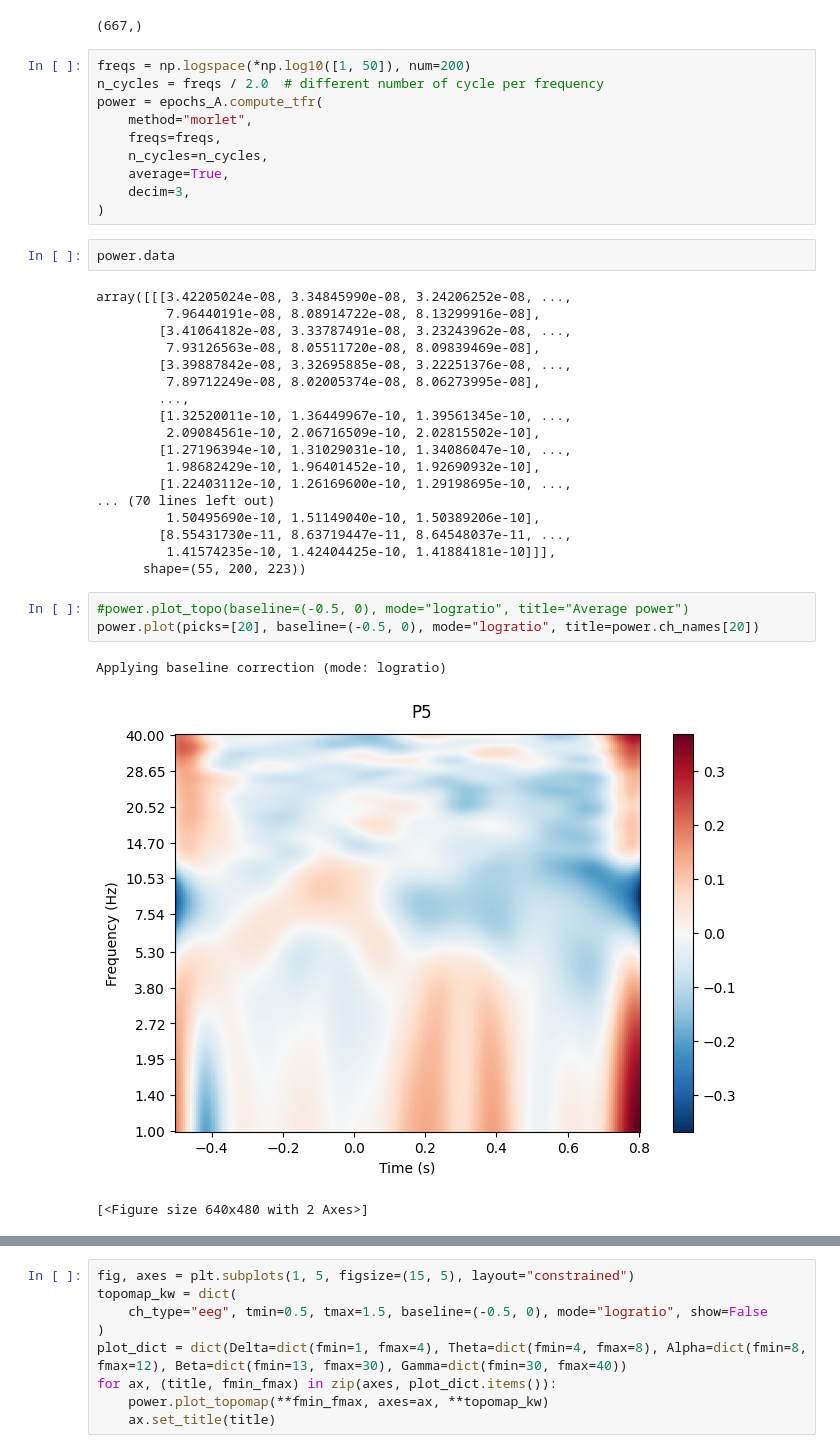
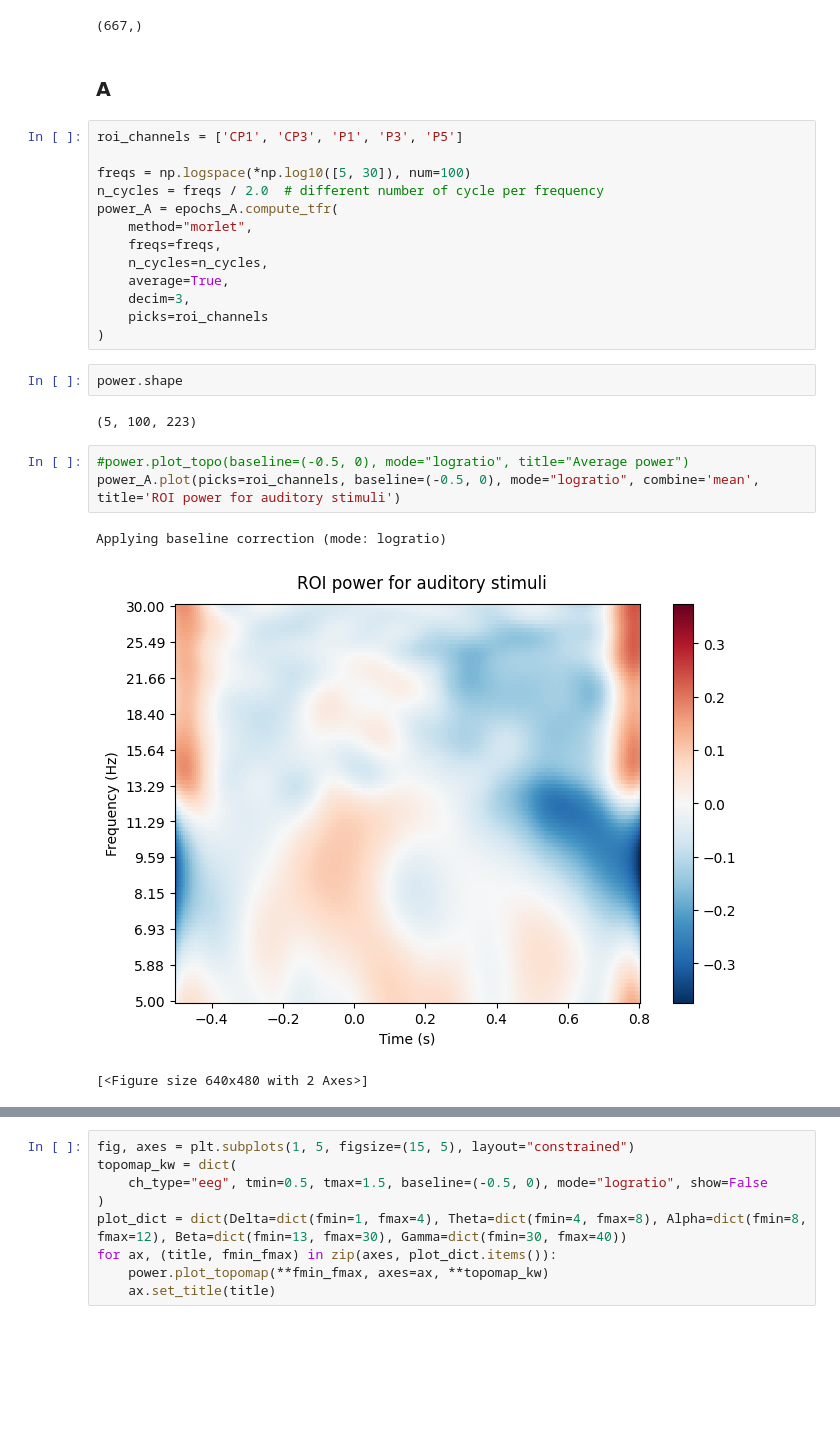
Before and after one commit to PigTzu/Lin_project, a Jupyter notebook: time-frequency_analyses.ipynb, the cells around one changed output, grey strips where cells are left out. Cells and saved outputs as stored; diff of their text form; blank space fills up the shorter version.

```diff
--- a/time-frequency_analyses.ipynb
+++ b/time-frequency_analyses.ipynb
@@ -42,40 +28,29 @@ times2save = epochs.times * 1000
 print(times2save.shape) # 這會顯示你的時間點數量
 # %% [output]
 (667,)
+# %% [markdown]
+### A
 # %%
-freqs = np.logspace(*np.log10([1, 50]), num=200)
+roi_channels = ['CP1', 'CP3', 'P1', 'P3', 'P5']
+
+freqs = np.logspace(*np.log10([5, 30]), num=100)
 n_cycles = freqs / 2.0  # different number of cycle per frequency
-power = epochs_A.compute_tfr(
+power_A = epochs_A.compute_tfr(
     method="morlet",
     freqs=freqs,
     n_cycles=n_cycles,
     average=True,
     decim=3,
+    picks=roi_channels
 )
 # %%
-power.data
+power.shape
 # %% [output]
-array([[[3.42205024e-08, 3.34845990e-08, 3.24206252e-08, ...,
-         7.96440191e-08, 8.08914722e-08, 8.13299916e-08],
-        [3.41064182e-08, 3.33787491e-08, 3.23243962e-08, ...,
-         7.93126563e-08, 8.05511720e-08, 8.09839469e-08],
-        [3.39887842e-08, 3.32695885e-08, 3.22251376e-08, ...,
-         7.89712249e-08, 8.02005374e-08, 8.06273995e-08],
-        ...,
-        [1.32520011e-10, 1.36449967e-10, 1.39561345e-10, ...,
-         2.09084561e-10, 2.06716509e-10, 2.02815502e-10],
-        [1.27196394e-10, 1.31029031e-10, 1.34086047e-10, ...,
-         1.98682429e-10, 1.96401452e-10, 1.92690932e-10],
-        [1.22403112e-10, 1.26169600e-10, 1.29198695e-10, ...,
-... (70 lines left out)
-         1.50495690e-10, 1.51149040e-10, 1.50389206e-10],
-        [8.55431730e-11, 8.63719447e-11, 8.64548037e-11, ...,
-         1.41574235e-10, 1.42404425e-10, 1.41884181e-10]]],
-      shape=(55, 200, 223))
+(5, 100, 223)
 # %%
 #power.plot_topo(baseline=(-0.5, 0), mode="logratio", title="Average power")
-power.plot(picks=[20], baseline=(-0.5, 0), mode="logratio", title=power.ch_names[20])
+power_A.plot(picks=roi_channels, baseline=(-0.5, 0), mode="logratio", combine='mean', title='ROI power for auditory stimuli')
 # %% [output]
 Applying baseline correction (mode: logratio)
-[figure, old version]
+[figure, new version]
 [<Figure size 640x480 with 2 Axes>]
```
Also changed, not shown: parts of 14 cells of this notebook.
